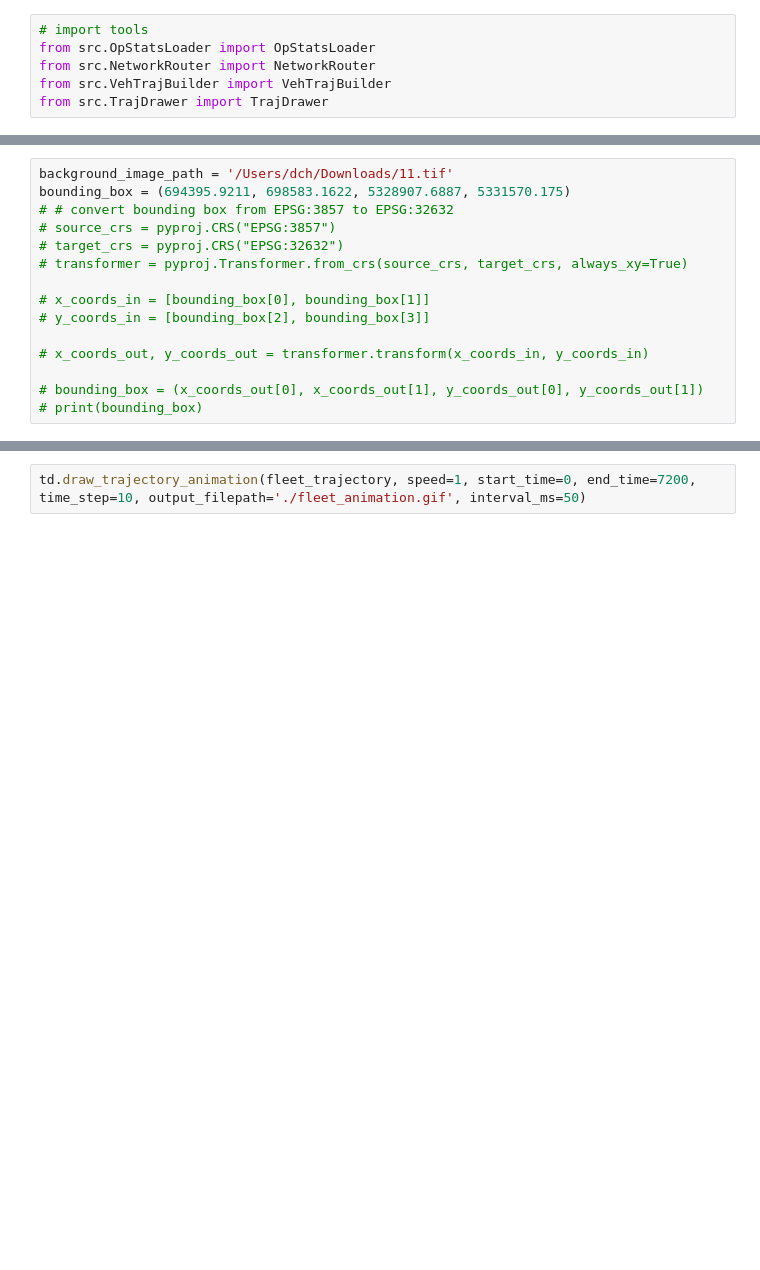
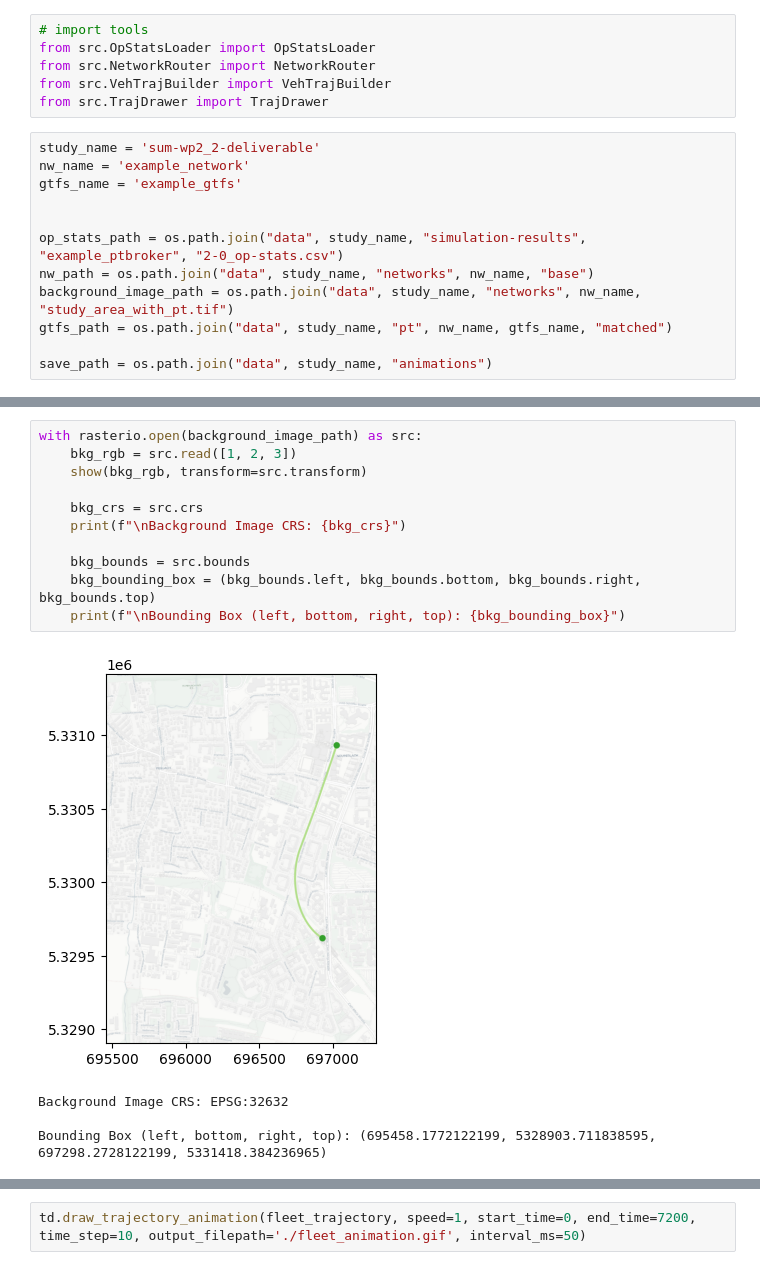
Before and after one commit to ChenhaoDing/fleetpy-trajectory, a Jupyter notebook: create_fleet_trajectory.ipynb, the cells around one changed output, grey strips where cells are left out. Drawn from its saved outputs; the diff is of its cells as text; blank space fills up the shorter version.

Commit message:
add data files

```diff
--- a/create_fleet_trajectory.ipynb
+++ b/create_fleet_trajectory.ipynb
@@ -11,4 +14,16 @@ from src.OpStatsLoader import OpStatsLoader
 from src.NetworkRouter import NetworkRouter
 from src.VehTrajBuilder import VehTrajBuilder
 from src.TrajDrawer import TrajDrawer
+# %%
+study_name = 'sum-wp2_2-deliverable'
+nw_name = 'example_network'
+gtfs_name = 'example_gtfs'
+
+
+op_stats_path = os.path.join("data", study_name, "simulation-results", "example_ptbroker", "2-0_op-stats.csv")
+nw_path = os.path.join("data", study_name, "networks", nw_name, "base")
+background_image_path = os.path.join("data", study_name, "networks", nw_name, "study_area_with_pt.tif")
+gtfs_path = os.path.join("data", study_name, "pt", nw_name, gtfs_name, "matched")
+
+save_path = os.path.join("data", study_name, "animations")
 # %%
@@ -37,18 +51,19 @@ The Vehicle Trajectory has been built.
 The Fleet Trajectory from 0 to 7200 with a time step of 5 has been built.
 The Fleet Trajectory contains 5 vehicles.
-# %%
-background_image_path = '/Users/dch/Downloads/11.tif'
-bounding_box = (694395.9211, 698583.1622, 5328907.6887, 5331570.175)
-# # convert bounding box from EPSG:3857 to EPSG:32632
-# source_crs = pyproj.CRS("EPSG:3857")
-# target_crs = pyproj.CRS("EPSG:32632")
-# transformer = pyproj.Transformer.from_crs(source_crs, target_crs, always_xy=True)
-
-# x_coords_in = [bounding_box[0], bounding_box[1]]
-# y_coords_in = [bounding_box[2], bounding_box[3]]
-
-# x_coords_out, y_coords_out = transformer.transform(x_coords_in, y_coords_in)
-
-# bounding_box = (x_coords_out[0], x_coords_out[1], y_coords_out[0], y_coords_out[1])
-# print(bounding_box)
+# %%
+with rasterio.open(background_image_path) as src:
+    bkg_rgb = src.read([1, 2, 3])
+    show(bkg_rgb, transform=src.transform)
+
+    bkg_crs = src.crs
+    print(f"\nBackground Image CRS: {bkg_crs}")
+
+    bkg_bounds = src.bounds
+    bkg_bounding_box = (bkg_bounds.left, bkg_bounds.bottom, bkg_bounds.right, bkg_bounds.top)
+    print(f"\nBounding Box (left, bottom, right, top): {bkg_bounding_box}")
+# %% [output]
+[figure, added]
+Background Image CRS: EPSG:32632
+
+Bounding Box (left, bottom, right, top): (695458.1772122199, 5328903.711838595, 697298.2728122199, 5331418.384236965)
 # %%
```
Also changed, not shown: parts of 5 cells of this notebook, 33 other files.
